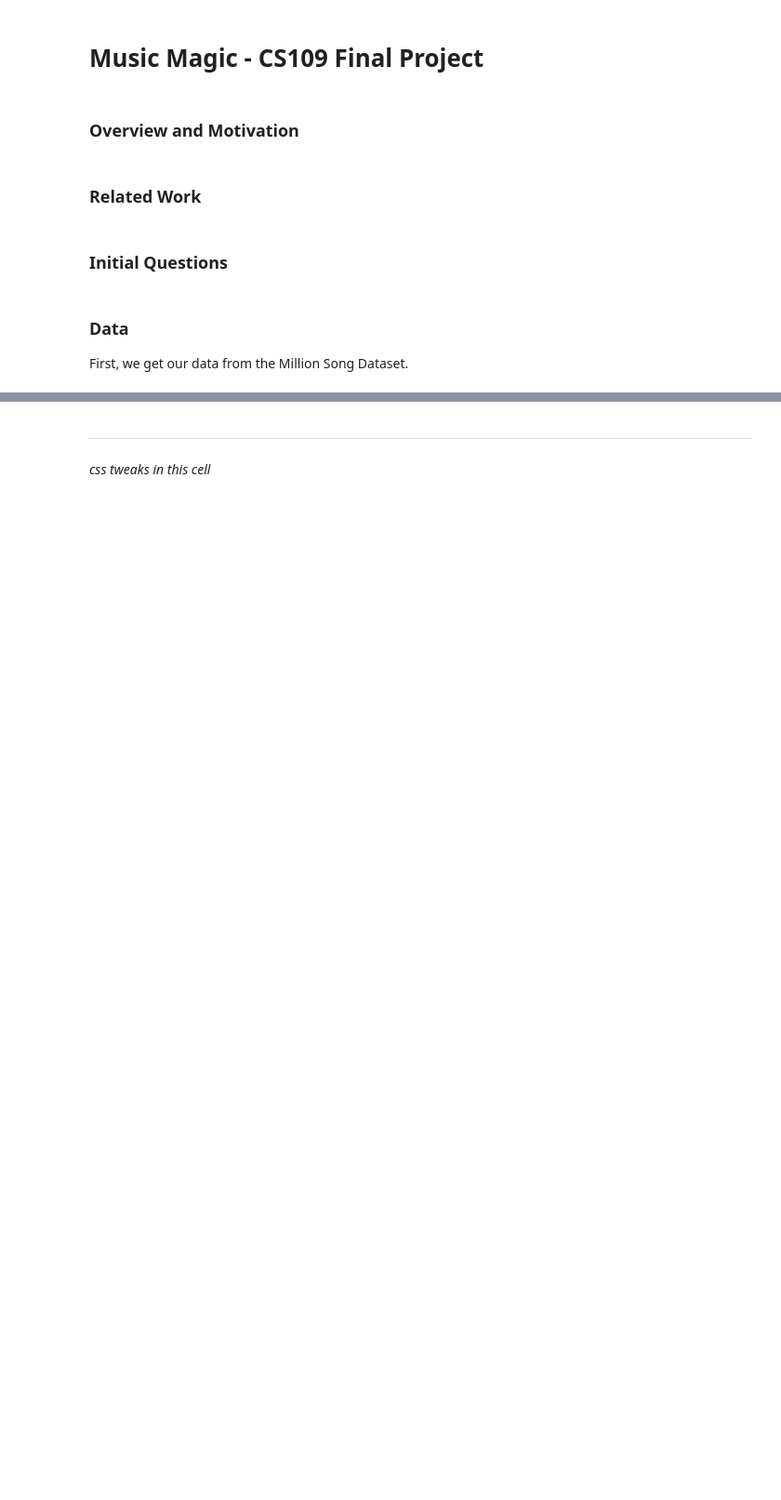
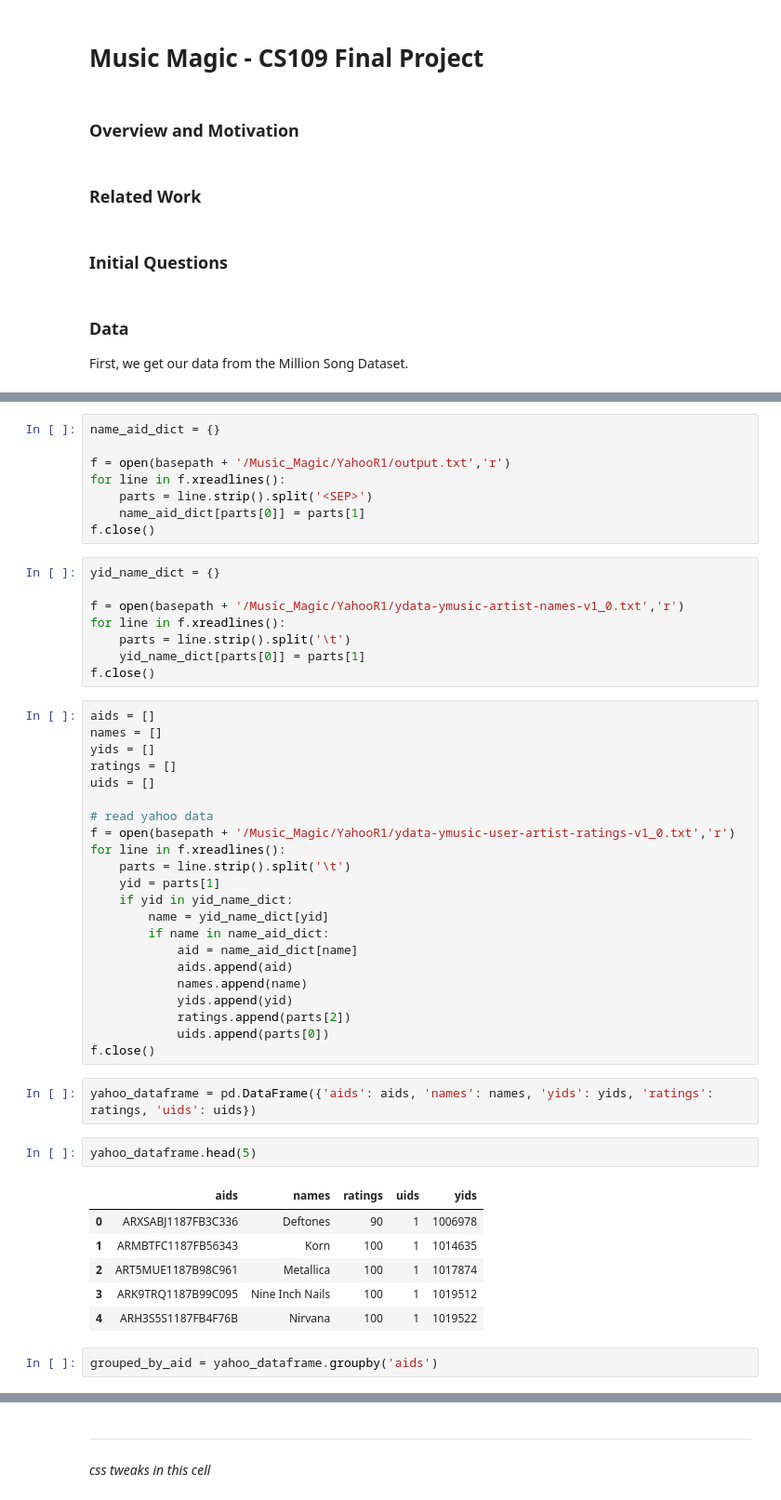
Before and after one commit to AnastasiyaB/Music_Magic, a Jupyter notebook: Music_Magic.ipynb, the cells around one changed output, grey strips where cells are left out. Shown at 93% size. Cells and saved outputs as stored; diff of their text form; blank space fills up the shorter version.

Commit message:
ratings stuff

```diff
--- a/Music_Magic.ipynb
+++ b/Music_Magic.ipynb
@@ -342,0 +477,51 @@ gathering year data...
+# %%
+name_aid_dict = {}
+
+f = open(basepath + '/Music_Magic/YahooR1/output.txt','r')
+for line in f.xreadlines():
+    parts = line.strip().split('<SEP>')
+    name_aid_dict[parts[0]] = parts[1]
+f.close()
+# %%
+yid_name_dict = {}
+
+f = open(basepath + '/Music_Magic/YahooR1/ydata-ymusic-artist-names-v1_0.txt','r')
+for line in f.xreadlines():
+    parts = line.strip().split('\t')
+    yid_name_dict[parts[0]] = parts[1]
+f.close()
+# %%
+aids = []
+names = []
+yids = []
+ratings = []
+uids = []
+
+# read yahoo data
+f = open(basepath + '/Music_Magic/YahooR1/ydata-ymusic-user-artist-ratings-v1_0.txt','r')
+for line in f.xreadlines():
+    parts = line.strip().split('\t')
+    yid = parts[1]
+    if yid in yid_name_dict:
+        name = yid_name_dict[yid]
+        if name in name_aid_dict:
+            aid = name_aid_dict[name]
+            aids.append(aid)
+            names.append(name)
+            yids.append(yid)
+            ratings.append(parts[2])
+            uids.append(parts[0])
+f.close()
+# %%
+yahoo_dataframe = pd.DataFrame({'aids': aids, 'names': names, 'yids': yids, 'ratings': ratings, 'uids': uids})
+# %%
+yahoo_dataframe.head(5)
+# %% [output]
+|  | aids | names | ratings | uids | yids |
+| 0 | ARXSABJ1187FB3C336 | Deftones | 90 | 1 | 1006978 |
+| 1 | ARMBTFC1187FB56343 | Korn | 100 | 1 | 1014635 |
+| 2 | ART5MUE1187B98C961 | Metallica | 100 | 1 | 1017874 |
+| 3 | ARK9TRQ1187B99C095 | Nine Inch Nails | 100 | 1 | 1019512 |
+| 4 | ARH3S5S1187FB4F76B | Nirvana | 100 | 1 | 1019522 |
+# %%
+grouped_by_aid = yahoo_dataframe.groupby('aids')
```
Also changed, not shown: parts of 27 cells of this notebook.
